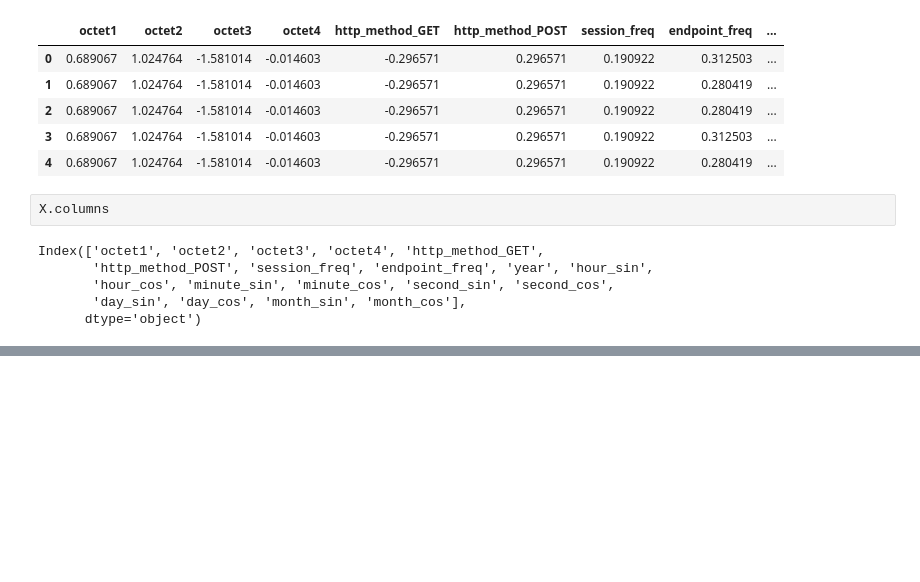
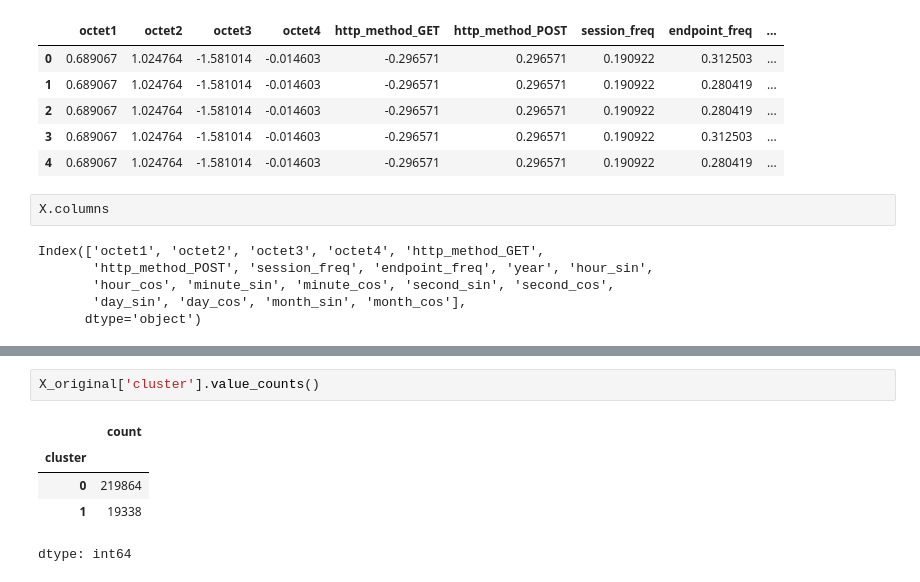
Before and after one commit to MatveyOreshkinn/Minor, a Jupyter notebook: ЛР1.ipynb, the cells around one changed output, grey strips where cells are left out. Cells and saved outputs as stored; diff of their text form; blank space fills up the shorter version.

```diff
--- a/ЛР1.ipynb
+++ b/ЛР1.ipynb
@@ -313,0 +342,8 @@ Index(['octet1', 'octet2', 'octet3', 'octet4', 'http_method_GET',
+# %%
+X_original['cluster'].value_counts()
+# %% [output]
+|  | count |
+| cluster |  |
+| 0 | 219864 |
+| 1 | 19338 |
+dtype: int64
```
Also changed, not shown: parts of 10 cells of this notebook.
